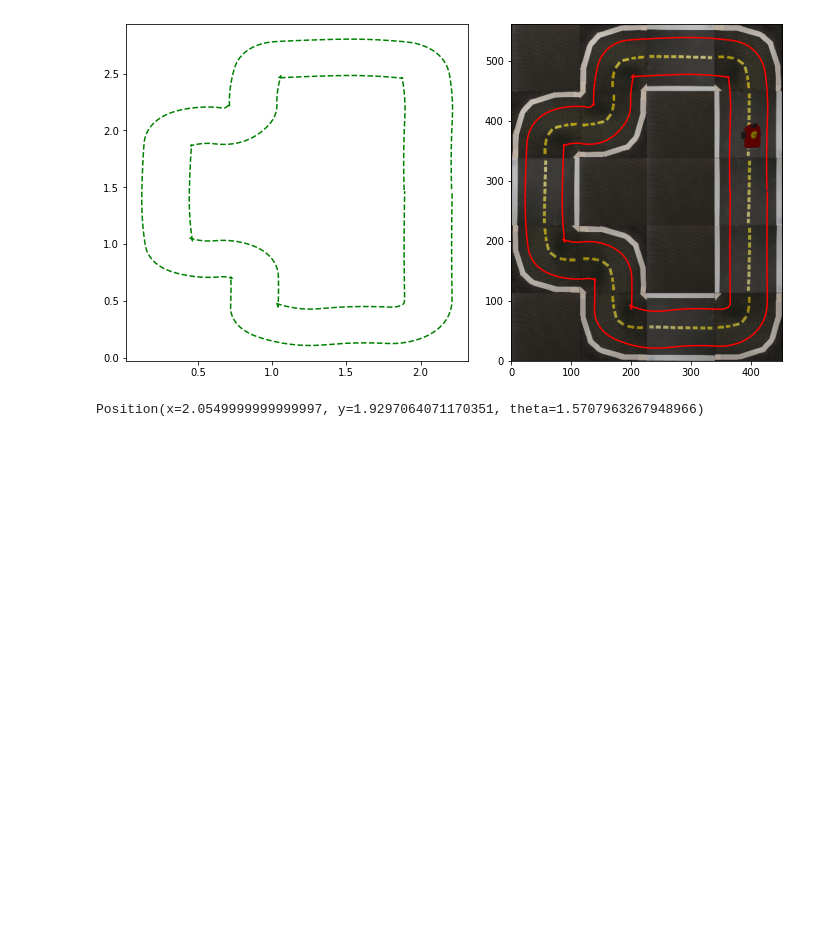
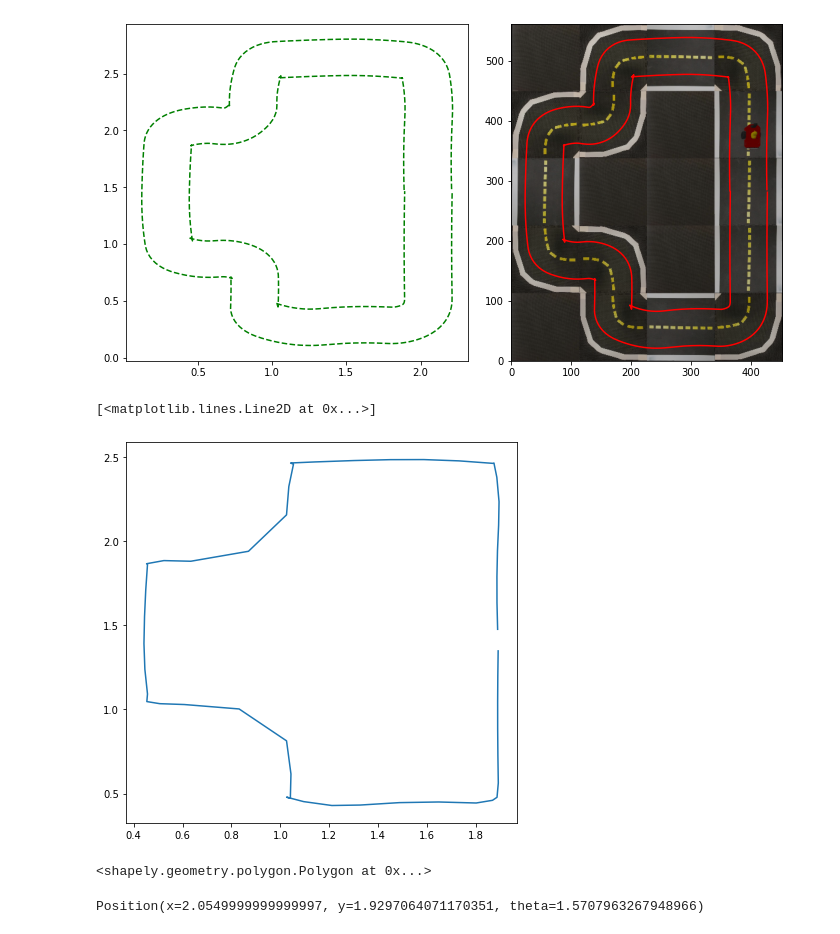
Before and after one commit to giuliovv/duckrace, a Jupyter notebook: iterative_mpc.ipynb, the cells around one changed output. Drawn from its saved outputs; the diff is of its cells as text; code cells hidden in the pictures; blank space fills up the shorter version.

```diff
--- a/iterative_mpc.ipynb
+++ b/iterative_mpc.ipynb
@@ -81,6 +82,19 @@ utils.show_on_map_array(env, inside, fig=ax_dict["B"])
 utils.show_on_map_array(env, outside, fig=ax_dict["B"])
 # %% [output]
 [figure]
+# %%
+plt.plot(*inside[::10].T)
+# %% [output]
+[<matplotlib.lines.Line2D at 0x...>]
+[figure, added]
+# %%
+from shapely.geometry import Polygon
+from shapely import geometry
+
+circuit = Polygon(shell=outside, holes=np.expand_dims(inside, axis=0))
+circuit
+# %% [output]
+<shapely.geometry.polygon.Polygon at 0x...>
 # %%
 get_position(env)
 # %% [output]
```
Also changed, not shown: parts of 15 cells of this notebook.
